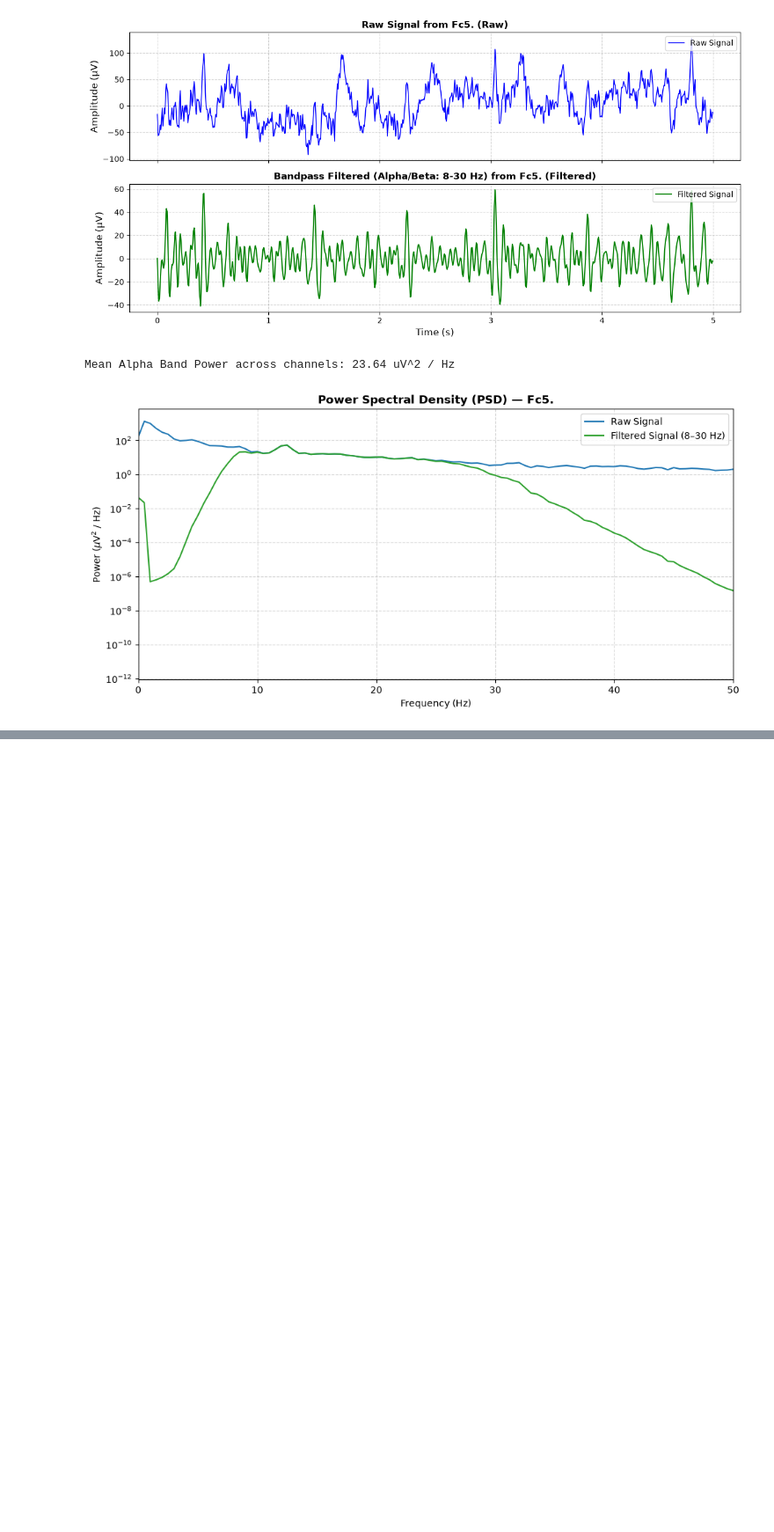
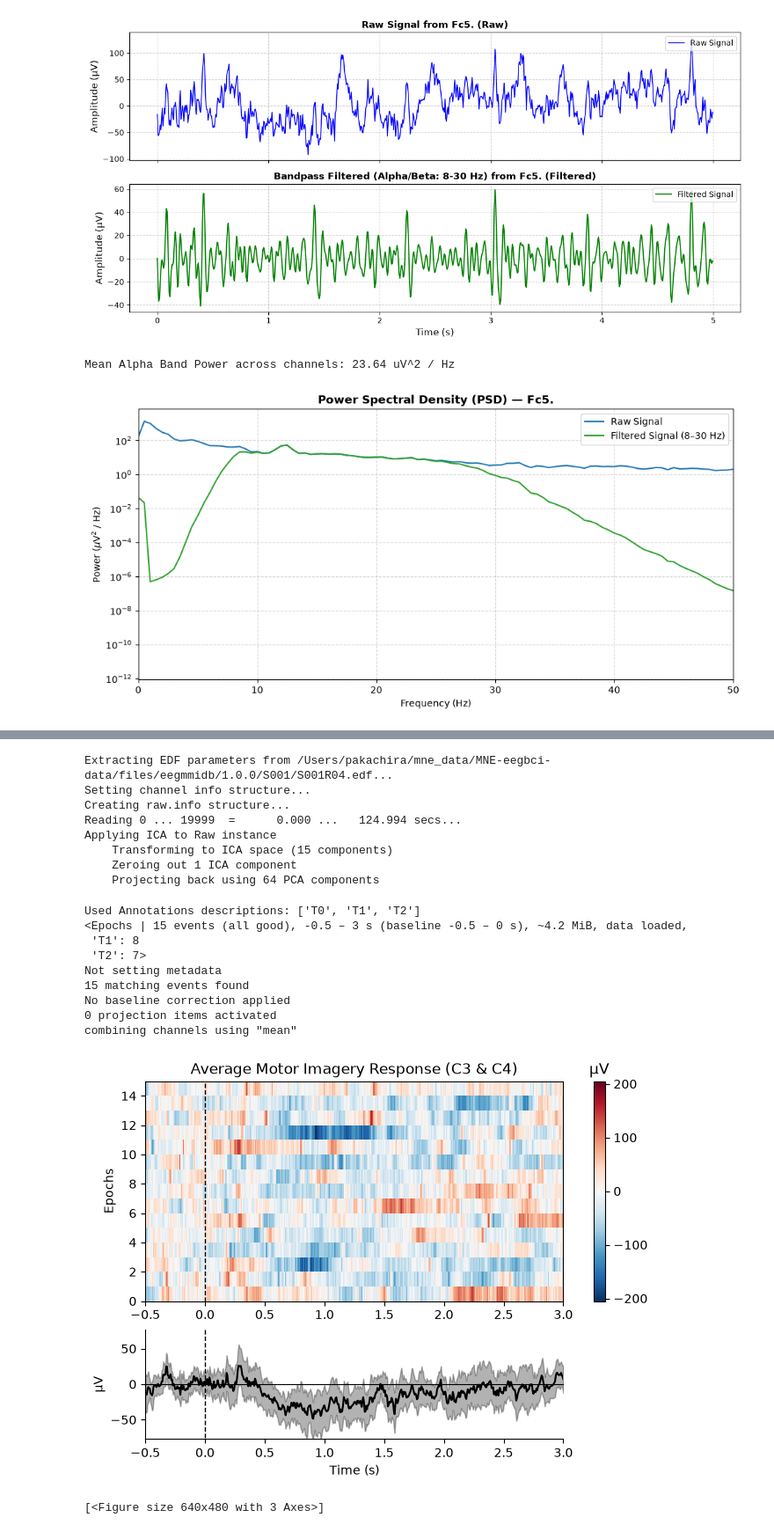
Before and after one commit to schaumenstattstressen/eeg-lfp-signal-pipeline, a Jupyter notebook: pipeline_demo.ipynb, the cells around one changed output, grey strips where cells are left out. Shown at 88% size. Drawn from its saved outputs; the diff is of its cells as text; code cells hidden in the pictures; blank space fills up the shorter version.

```diff
--- a/pipeline_demo.ipynb
+++ b/pipeline_demo.ipynb
@@ -198,3 +199,43 @@ Applying ICA to Raw instance
     Projecting back using 64 PCA components
 [figure]
 [figure]
+# %%
+from features import create_motor_epochs
+
+# 1. load motor imagery run (run 4)
+file_paths = mne.datasets.eegbci.load_data(subjects=1, runs=[4])
+raw_task = mne.io.read_raw_edf(file_paths[0], preload=True)
+mne.datasets.eegbci.standardize(raw_task)  # standardize channel names
+
+montage = mne.channels.make_standard_montage("standard_1020")
+raw_task.set_montage(montage, on_missing="ignore")
+
+# 2. apply saved ICA cleaning
+raw_task_cleaned = apply_ica_cleaning(raw_task, ica, exclude_components=[0])
+
+# 3. extract motor imagery epochs
+epochs = create_motor_epochs(raw_task_cleaned)
+print(epochs)
+
+# 4. plot avg. event-related response for C3 and C4 (motor cortex channels)
+epochs.plot_image(picks=['C3', 'C4'], combine='mean', title='Average Motor Imagery Response (C3 & C4)')
+# %% [output]
+Extracting EDF parameters from /Users/pakachira/mne_data/MNE-eegbci-data/files/eegmmidb/1.0.0/S001/S001R04.edf...
+Setting channel info structure...
+Creating raw.info structure...
+Reading 0 ... 19999  =      0.000 ...   124.994 secs...
+Applying ICA to Raw instance
+    Transforming to ICA space (15 components)
+    Zeroing out 1 ICA component
+    Projecting back using 64 PCA components
+Used Annotations descriptions: ['T0', 'T1', 'T2']
+<Epochs | 15 events (all good), -0.5 – 3 s (baseline -0.5 – 0 s), ~4.2 MiB, data loaded,
+ 'T1': 8
+ 'T2': 7>
+Not setting metadata
+15 matching events found
+No baseline correction applied
+0 projection items activated
+combining channels using "mean"
+[figure, added]
+[<Figure size 640x480 with 3 Axes>]
```
Also changed, not shown: parts of 4 cells of this notebook, 2 other files.
